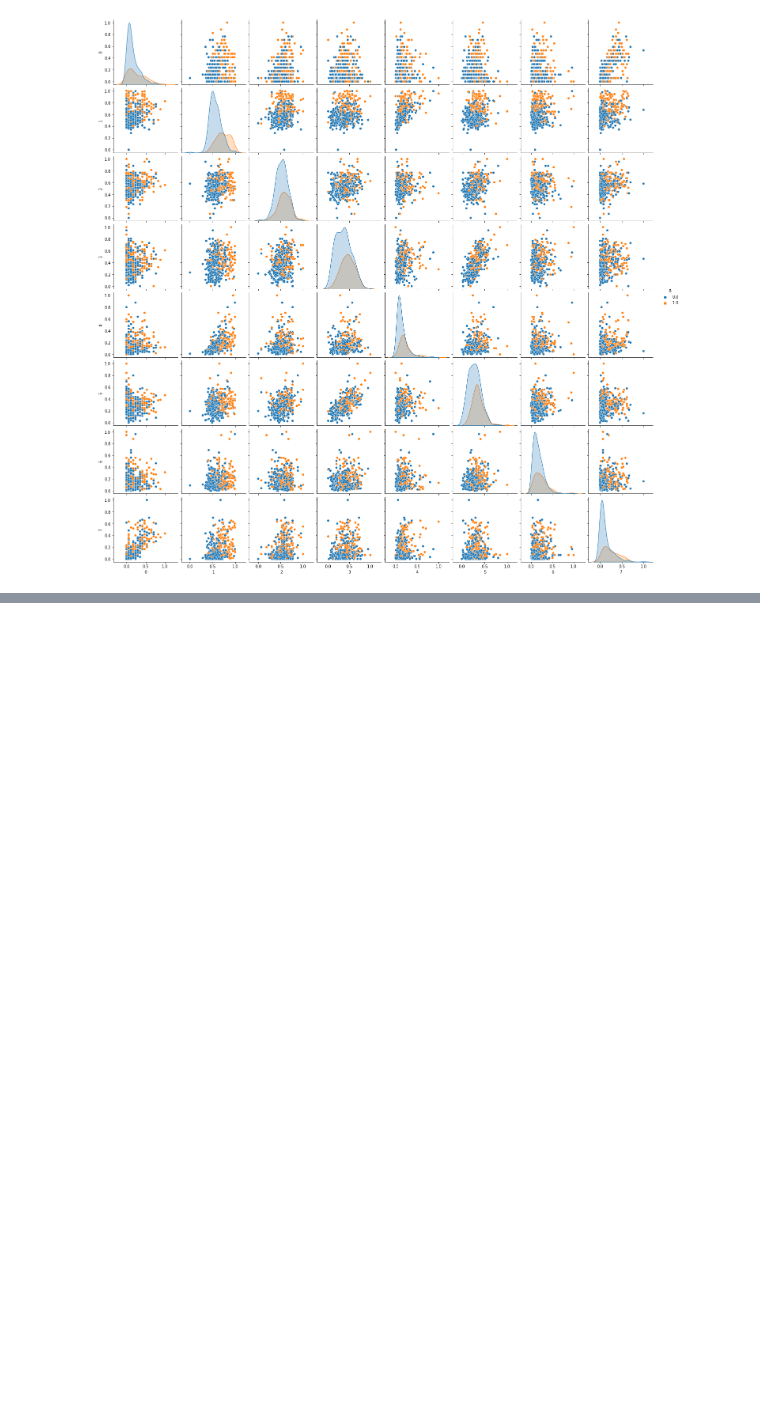
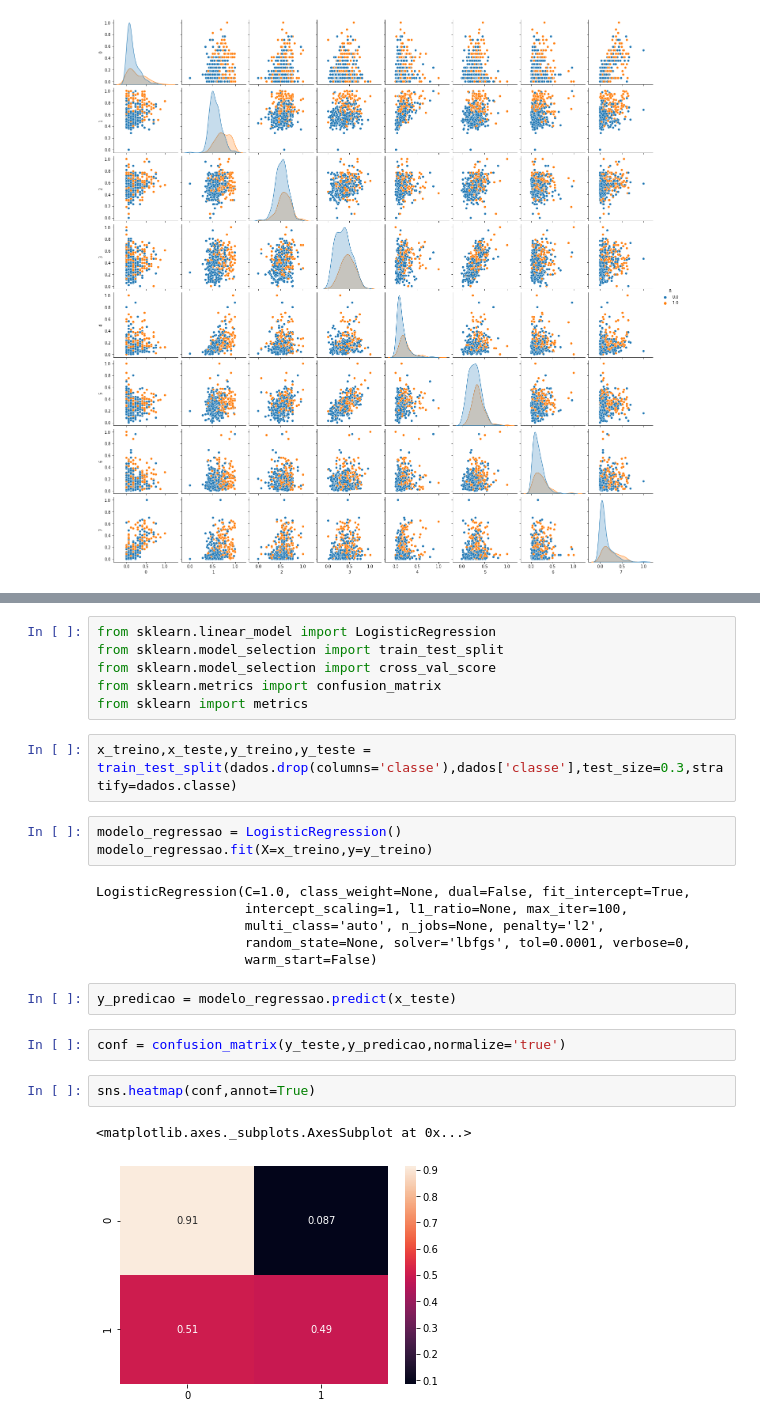
Before and after one commit to diego2017003/correlacao, a Jupyter notebook: aula_correlacao.ipynb, the cells around one changed output, grey strips where cells are left out. Drawn from its saved outputs; the diff is of its cells as text; blank space fills up the shorter version.

```diff
--- a/aula_correlacao.ipynb
+++ b/aula_correlacao.ipynb
@@ -126,0 +265,26 @@ sns.pairplot(data = df2,hue=8)
+# %%
+from sklearn.linear_model import LogisticRegression
+from sklearn.model_selection import train_test_split
+from sklearn.model_selection import cross_val_score
+from sklearn.metrics import confusion_matrix
+from sklearn import metrics
+# %%
+x_treino,x_teste,y_treino,y_teste = train_test_split(dados.drop(columns='classe'),dados['classe'],test_size=0.3,stratify=dados.classe)
+# %%
+modelo_regressao = LogisticRegression()
+modelo_regressao.fit(X=x_treino,y=y_treino)
+# %% [output]
+LogisticRegression(C=1.0, class_weight=None, dual=False, fit_intercept=True,
+                   intercept_scaling=1, l1_ratio=None, max_iter=100,
+                   multi_class='auto', n_jobs=None, penalty='l2',
+                   random_state=None, solver='lbfgs', tol=0.0001, verbose=0,
+                   warm_start=False)
+# %%
+y_predicao = modelo_regressao.predict(x_teste)
+# %%
+conf = confusion_matrix(y_teste,y_predicao,normalize='true')
+# %%
+sns.heatmap(conf,annot=True)
+# %% [output]
+<matplotlib.axes._subplots.AxesSubplot at 0x...>
+[figure, added]
```
Also changed, not shown: parts of 10 cells of this notebook.
